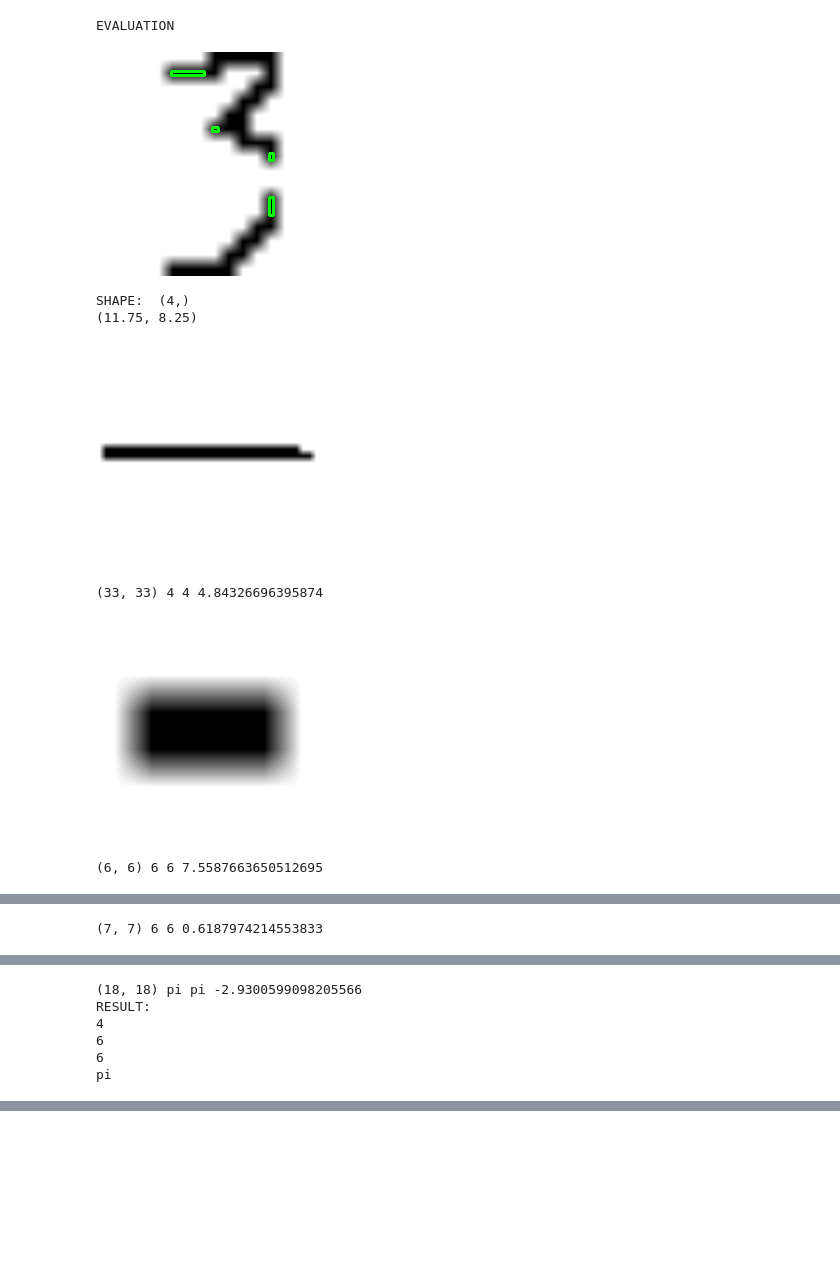
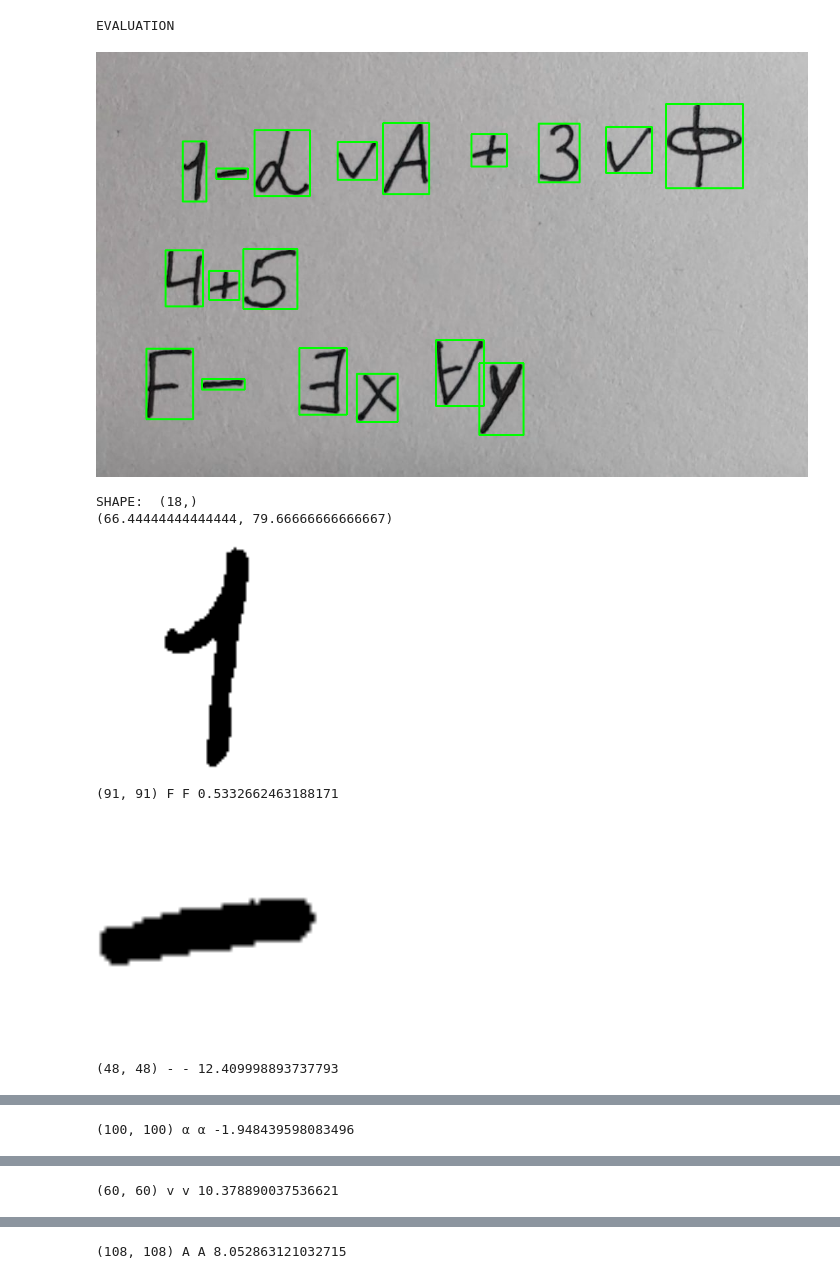
Before and after one commit to sawwere/Math_recognition, a Jupyter notebook: CharacterRecognition.ipynb, the cells around one changed output, grey strips where cells are left out. Cells and saved outputs as stored; diff of their text form; code cells hidden in the pictures; blank space fills up the shorter version.

```diff
--- a/CharacterRecognition.ipynb
+++ b/CharacterRecognition.ipynb
@@ -188,6 +188,7 @@ def letters_extract(image_file):
 
     thresh = 100
     thresh_img = cv2.adaptiveThreshold(gray, 255,cv2.ADAPTIVE_THRESH_GAUSSIAN_C, cv2.THRESH_BINARY,5,8)
+    ret,thresh_img = cv2.threshold(gray, thresh, 255, cv2.THRESH_BINARY)
     cv2.imshow('thresh_img', thresh_img)
     cv2.waitKey(0)
     cv2.destroyAllWindows()
@@ -210,7 +211,7 @@ def letters_extract(image_file):
     mask = np.uint8(np.zeros((img.shape[0],img.shape[1])))
     for idx, contour in enumerate(contours):
         (x, y, w, h) = cv2.boundingRect(contour)
-        if cv2.contourArea(contour) > 10 and cv2.contourArea(contour) < 100:
+        if cv2.contourArea(contour) > 10 and cv2.contourArea(contour) < 10000:
             cv2.drawContours(mask, [contour], 0, (255), -1)
         else:
             pass
@@ -351,14 +352,14 @@ print('EVALUATION')
 # %% [output]
 EVALUATION
 # %%
-s = img_to_str(model, 'TEST/1.jpg', 1)
+s = img_to_str(model, 'TEST/real2.jpg', 1)
 print('RESULT:')
 print(s)
 # %% [output]
-[figure, old version]
+[figure, new version]
-SHAPE:  (4,)
-(11.75, 8.25)
+SHAPE:  (18,)
+(66.44444444444444, 79.66666666666667)
-[figure, old version]
+[figure, new version]
-(33, 33) 4 4 4.84326696395874
+(91, 91) F F 0.5332662463188171
-[figure, old version]
+[figure, new version]
-(6, 6) 6 6 7.5587663650512695
+(48, 48) - - 12.409998893737793
@@ -366 +367 @@ SHAPE:  (4,)
-(7, 7) 6 6 0.6187974214553833
+(100, 100) α α -1.948439598083496
@@ -368,6 +369 @@ SHAPE:  (4,)
-(18, 18) pi pi -2.9300599098205566
-RESULT:
-4
-6
-6
-pi
+(60, 60) v v 10.378890037536621
@@ -373,0 +371 @@ pi
+(108, 108) A A 8.052863121032715
```
Also changed, not shown: parts of 5 cells of this notebook, 17 other files.
